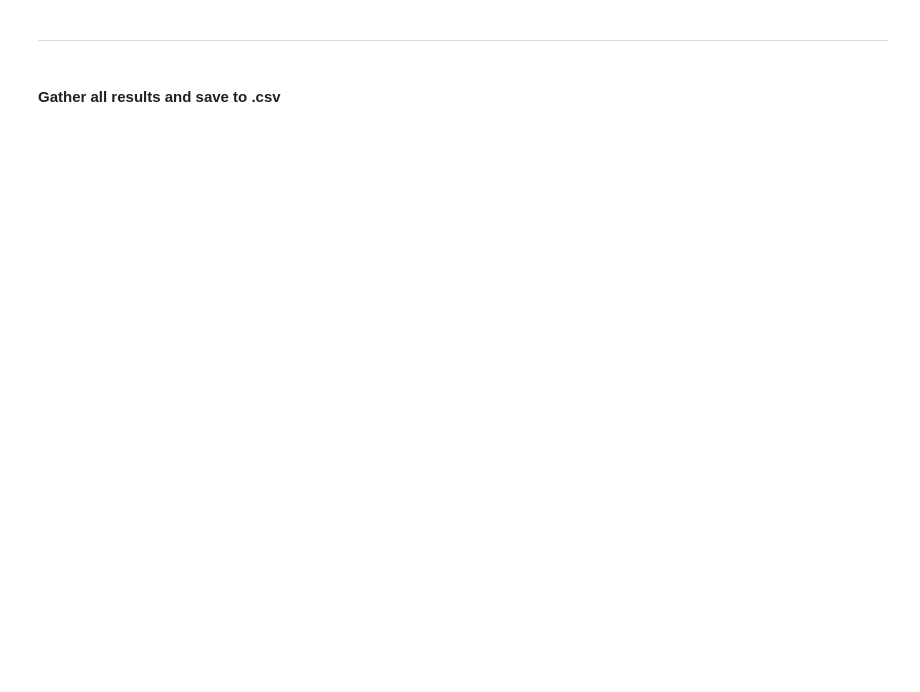
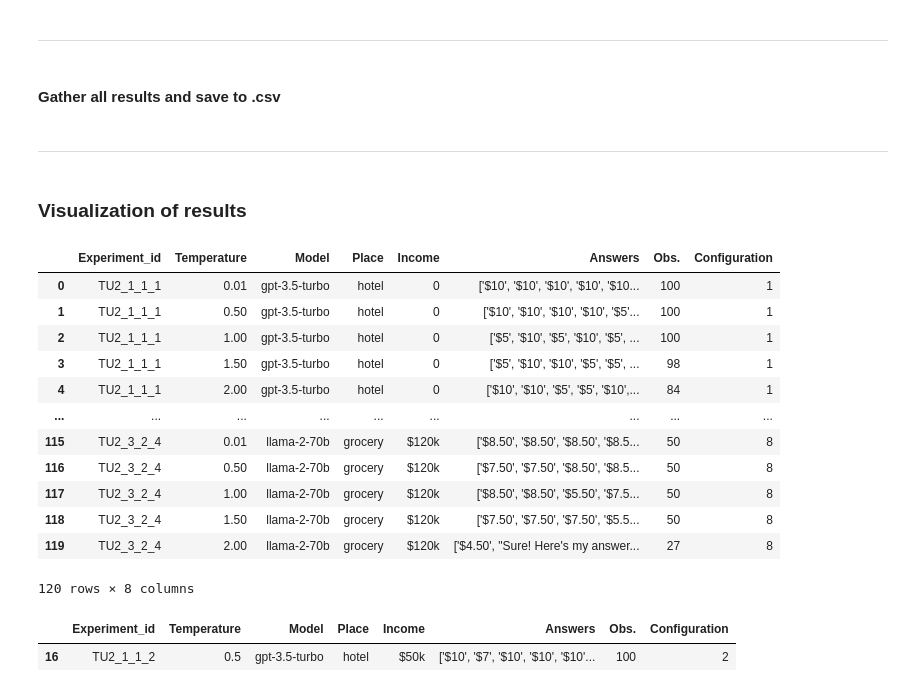
Before and after one commit to MariusDSPM/Data-Science-Project, a Jupyter notebook: Transaction_Utility_2.ipynb, the cells around one changed output. Saved outputs shown, nothing was run; the diff lists cells and outputs as text; code cells hidden in the pictures; blank space fills up the shorter version.

Commit message:
Ran experiment and visualized results for dashboar

```diff
--- a/Transaction_Utility_2.ipynb
+++ b/Transaction_Utility_2.ipynb
@@ -579,0 +640,21 @@ TU2_results
+# %% [markdown]
+---
+# %% [markdown]
+### Visualization of results
+# %%
+TU2_results = pd.read_csv('Output/TU2_results.csv')
+TU2_results
+# %% [output]
+|  | Experiment_id | Temperature | Model | Place | Income | Answers | Obs. | Configuration |
+| 0 | TU2_1_1_1 | 0.01 | gpt-3.5-turbo | hotel | 0 | ['$10', '$10', '$10', '$10', '$10... | 100 | 1 |
+| 1 | TU2_1_1_1 | 0.50 | gpt-3.5-turbo | hotel | 0 | ['$10', '$10', '$10', '$10', '$5'... | 100 | 1 |
+| 2 | TU2_1_1_1 | 1.00 | gpt-3.5-turbo | hotel | 0 | ['$5', '$10', '$5', '$10', '$5', ... | 100 | 1 |
+| 3 | TU2_1_1_1 | 1.50 | gpt-3.5-turbo | hotel | 0 | ['$5', '$10', '$10', '$5', '$5', ... | 98 | 1 |
+| 4 | TU2_1_1_1 | 2.00 | gpt-3.5-turbo | hotel | 0 | ['$10', '$10', '$5', '$5', '$10',... | 84 | 1 |
+| ... | ... | ... | ... | ... | ... | ... | ... | ... |
+| 115 | TU2_3_2_4 | 0.01 | llama-2-70b | grocery | $120k | ['$8.50', '$8.50', '$8.50', '$8.5... | 50 | 8 |
+| 116 | TU2_3_2_4 | 0.50 | llama-2-70b | grocery | $120k | ['$7.50', '$7.50', '$8.50', '$8.5... | 50 | 8 |
+| 117 | TU2_3_2_4 | 1.00 | llama-2-70b | grocery | $120k | ['$8.50', '$8.50', '$5.50', '$7.5... | 50 | 8 |
+| 118 | TU2_3_2_4 | 1.50 | llama-2-70b | grocery | $120k | ['$7.50', '$7.50', '$7.50', '$5.5... | 50 | 8 |
+| 119 | TU2_3_2_4 | 2.00 | llama-2-70b | grocery | $120k | ['$4.50', "Sure! Here's my answer... | 27 | 8 |
+120 rows × 8 columns
@@ -579,0 +727,6 @@ TU2_results
+# %%
+test_df = TU2_results[(TU2_results["Model"] == model) & (TU2_results["Temperature"] == temperature) & (TU2_results["Place"] == place) &  (TU2_results["Income"] == income)]
+test_df
+# %% [output]
+|  | Experiment_id | Temperature | Model | Place | Income | Answers | Obs. | Configuration |
+| 16 | TU2_1_1_2 | 0.5 | gpt-3.5-turbo | hotel | $50k | ['$10', '$7', '$10', '$10', '$10'... | 100 | 2 |
```
Also changed, not shown: parts of 36 cells of this notebook, 1 other file.
